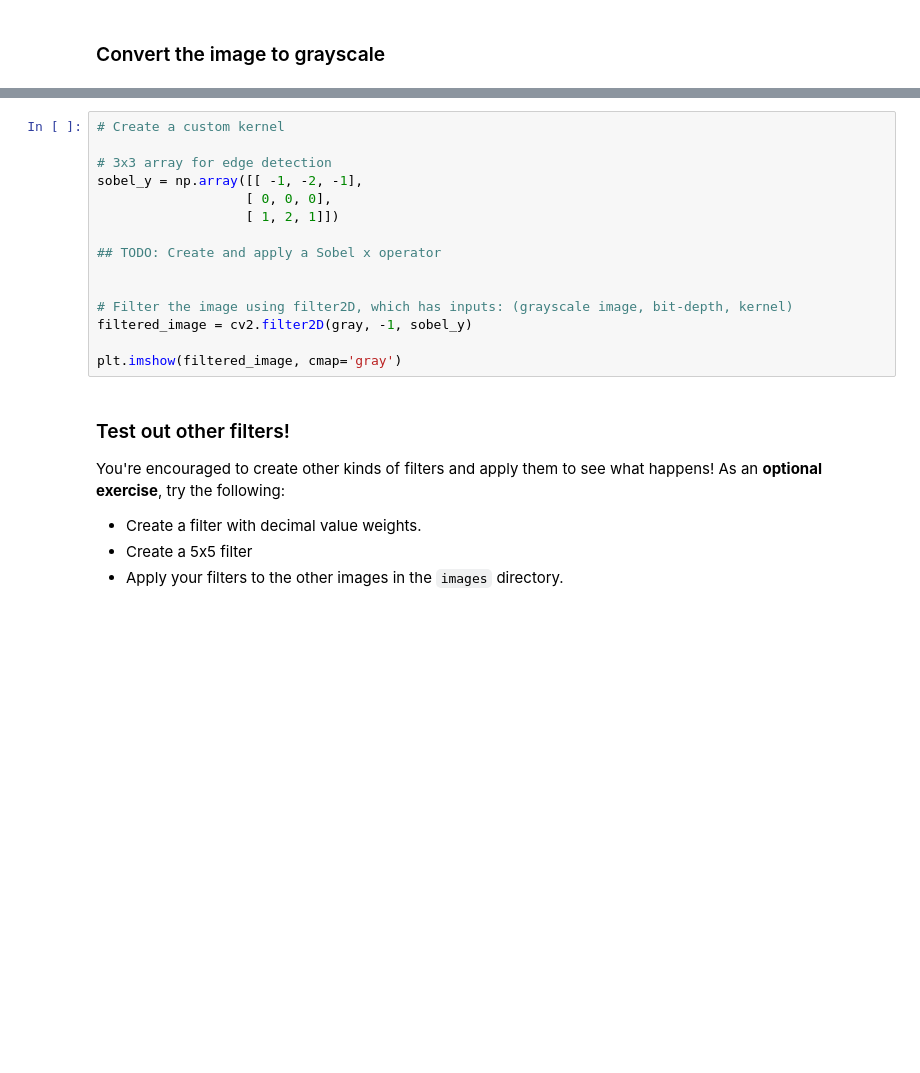
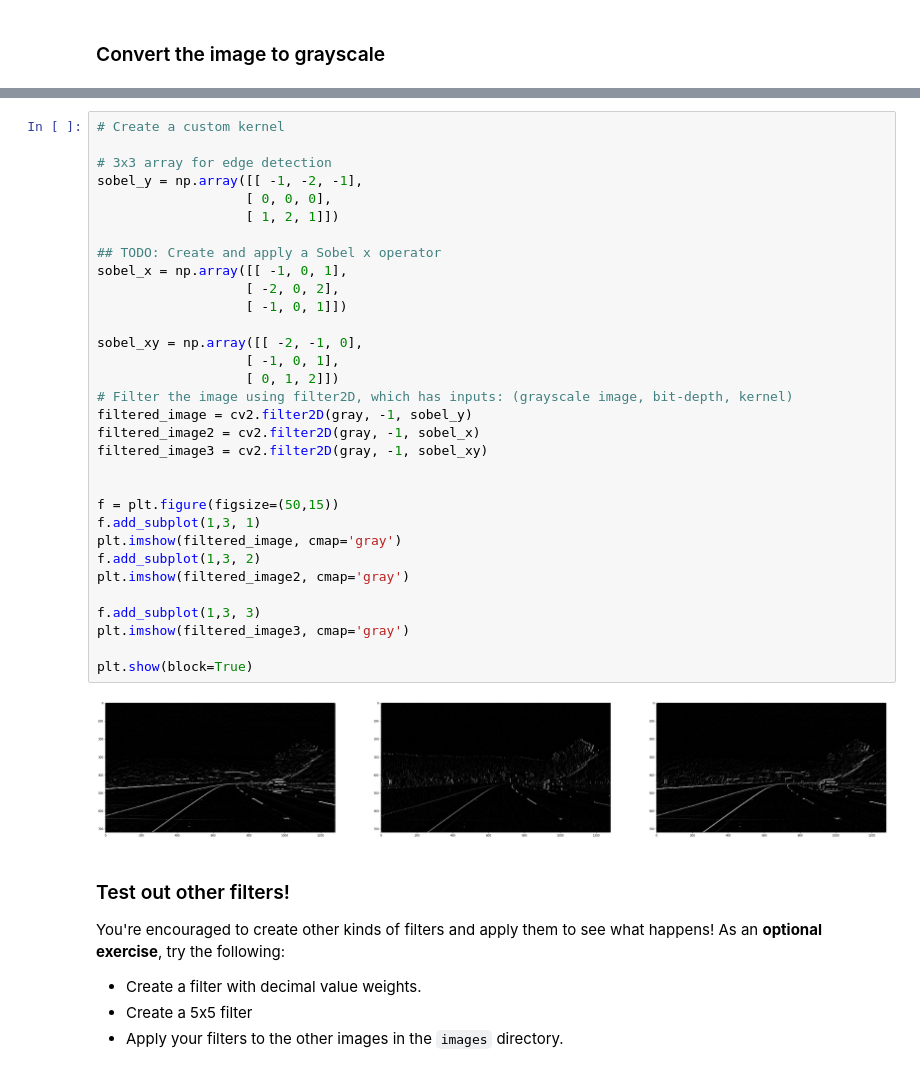
Before and after one commit to olivetom/bertelsmann, a Jupyter notebook: Lesson06/notebooks/25-Finding Edges and Custom Kernels.ipynb, the cells around one changed output, grey strips where cells are left out. Saved outputs shown, nothing was run; the diff lists cells and outputs as text; blank space fills up the shorter version.

Commit message:
added reversed sobel filters

```diff
--- a/Lesson06/notebooks/25-Finding Edges and Custom Kernels.ipynb
+++ b/Lesson06/notebooks/25-Finding Edges and Custom Kernels.ipynb
@@ -39,18 +48,37 @@ For a challenge, see if you can put the image through a series of filters: first
 # %%
 # Create a custom kernel
 
 # 3x3 array for edge detection
 sobel_y = np.array([[ -1, -2, -1],
                    [ 0, 0, 0],
                    [ 1, 2, 1]])
 
 ## TODO: Create and apply a Sobel x operator
+sobel_x = np.array([[ -1, 0, 1],
+                   [ -2, 0, 2],
+                   [ -1, 0, 1]])
+
+sobel_xy = np.array([[ -2, -1, 0],
+                   [ -1, 0, 1],
+                   [ 0, 1, 2]])
+# Filter the image using filter2D, which has inputs: (grayscale image, bit-depth, kernel)
+filtered_image = cv2.filter2D(gray, -1, sobel_y)
+filtered_image2 = cv2.filter2D(gray, -1, sobel_x)
+filtered_image3 = cv2.filter2D(gray, -1, sobel_xy)
 
 
-# Filter the image using filter2D, which has inputs: (grayscale image, bit-depth, kernel)
-filtered_image = cv2.filter2D(gray, -1, sobel_y)
+f = plt.figure(figsize=(50,15))
+f.add_subplot(1,3, 1)
+plt.imshow(filtered_image, cmap='gray')
+f.add_subplot(1,3, 2)
+plt.imshow(filtered_image2, cmap='gray')
 
-plt.imshow(filtered_image, cmap='gray')
+f.add_subplot(1,3, 3)
+plt.imshow(filtered_image3, cmap='gray')
+
+plt.show(block=True)
+# %% [output]
+[figure, added]
 # %% [markdown]
 ### Test out other filters!
 
```
Also changed, not shown: parts of 5 cells of this notebook, 6 other files.
